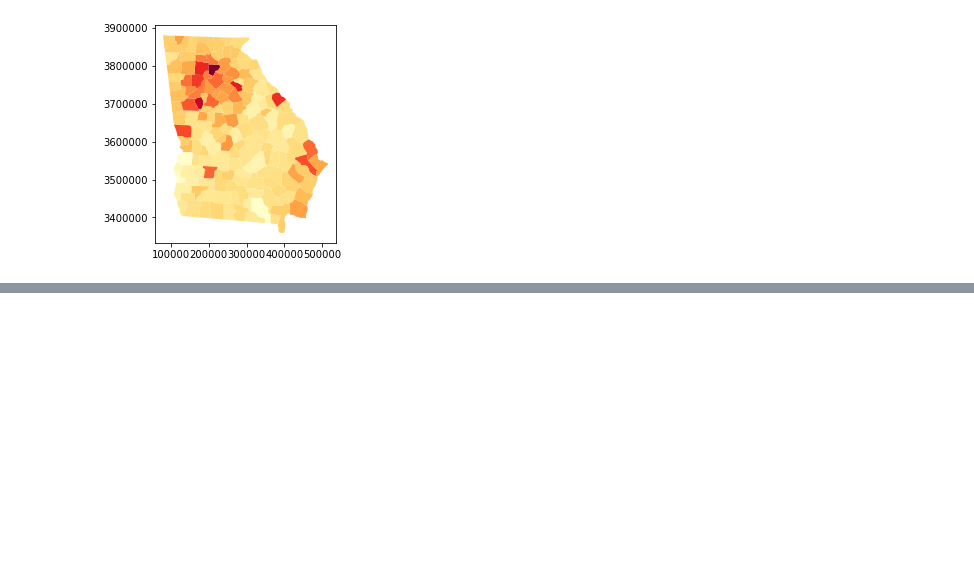
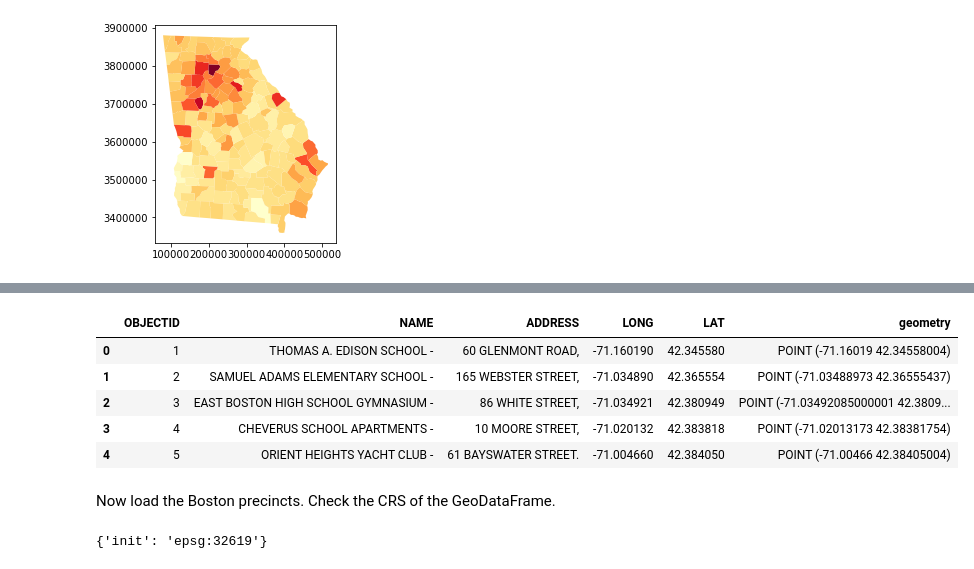
Before and after one commit to vrdi/Intro_Notebooks, a Jupyter notebook: join_intro.ipynb, the cells around one changed output, grey strips where cells are left out. Cells and saved outputs as stored; diff of their text form; code cells hidden in the pictures; blank space fills up the shorter version.

```diff
--- a/join_intro.ipynb
+++ b/join_intro.ipynb
@@ -216,0 +227,18 @@ You must pay attention to the **vintage** (data year) of Census products. Census
+# %%
+polling = pd.read_csv("https://raw.githubusercontent.com/gerrymandr/vrdi-intro-gis/master/5.%20Point-Data/Polling_Locations_2017.csv")
+geo_polling = gpd.GeoDataFrame(polling, crs = {"init": "epsg:4326"}, geometry = gpd.points_from_xy(polling.LONG, polling.LAT))
+geo_polling.head()
+# %% [output]
+|  | OBJECTID | NAME | ADDRESS | LONG | LAT | geometry |
+| 0 | 1 | THOMAS A. EDISON SCHOOL - | 60 GLENMONT ROAD, | -71.160190 | 42.345580 | POINT (-71.16019 42.34558004) |
+| 1 | 2 | SAMUEL ADAMS ELEMENTARY SCHOOL - | 165 WEBSTER STREET, | -71.034890 | 42.365554 | POINT (-71.03488973 42.36555437) |
+| 2 | 3 | EAST BOSTON HIGH SCHOOL GYMNASIUM - | 86 WHITE STREET, | -71.034921 | 42.380949 | POINT (-71.03492085000001 42.3809... |
+| 3 | 4 | CHEVERUS SCHOOL APARTMENTS - | 10 MOORE STREET, | -71.020132 | 42.383818 | POINT (-71.02013173 42.38381754) |
+| 4 | 5 | ORIENT HEIGHTS YACHT CLUB - | 61 BAYSWATER STREET. | -71.004660 | 42.384050 | POINT (-71.00466 42.38405004) |
+# %% [markdown]
+Now load the Boston precincts. Check the CRS of the GeoDataFrame.
+# %%
+geo_precincts = gpd.read_file("https://github.com/gerrymandr/vrdi-intro-gis/raw/master/5.%20Point-Data/boston_precincts.zip")
+print(geo_precincts.crs)
+# %% [output]
+{'init': 'epsg:32619'}
```
Also changed, not shown: parts of 8 cells of this notebook, 1 other file.
